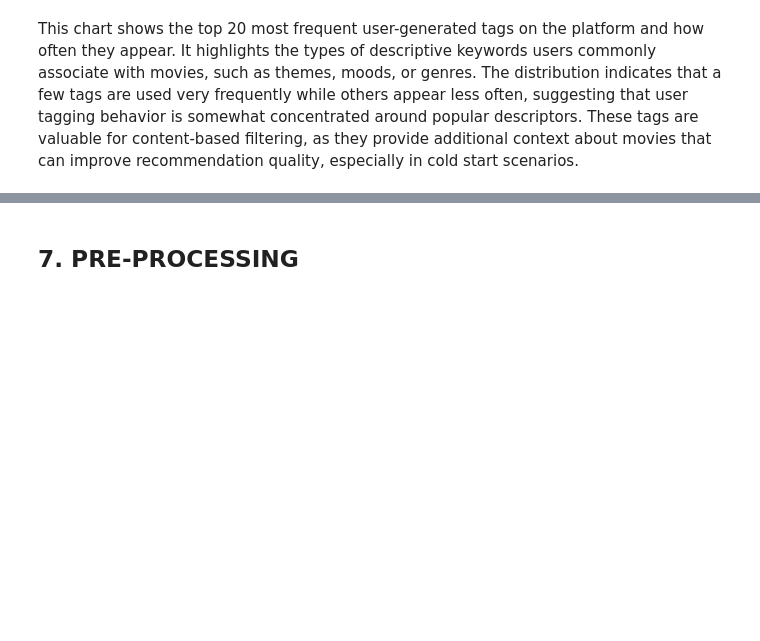
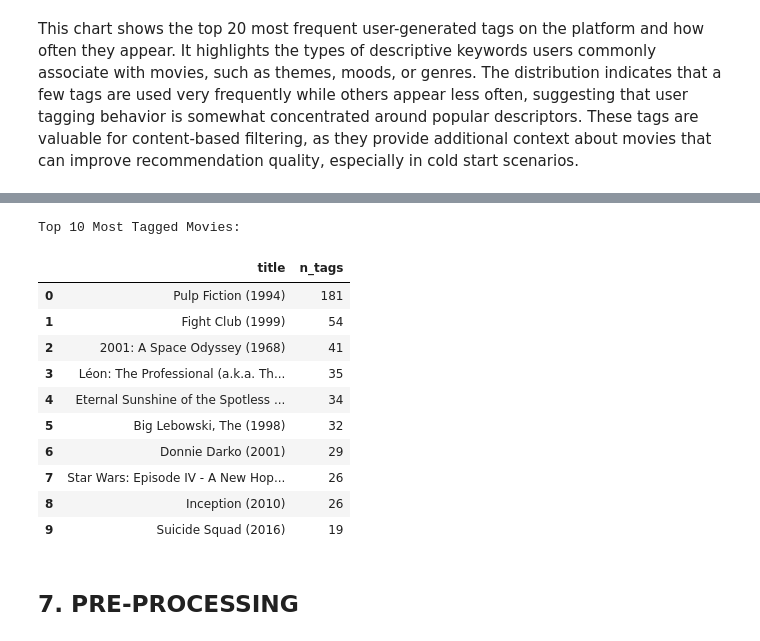
Before and after one commit to angelawachira-eng/GROUP_2-MOVIE_RECOMMENDATION_SYSTEM, a Jupyter notebook: Notebook/Recommendation_System_Project.ipynb, the cells around one changed output, grey strips where cells are left out. Cells and saved outputs as stored; diff of their text form; code cells hidden in the pictures; blank space fills up the shorter version.

```diff
--- a/Notebook/Recommendation_System_Project.ipynb
+++ b/Notebook/Recommendation_System_Project.ipynb
@@ -387,3 +463,29 @@ This chart shows the top 20 most frequent user-generated tags on the platform an
+# %%
+# Which movies have the most tags?
+most_tagged = (
+    tags.groupby('movieId')['tag'].count()
+    .reset_index()
+    .rename(columns={'tag': 'n_tags'})
+    .merge(movies[['movieId', 'title']], on='movieId')
+    .nlargest(10, 'n_tags')
+    [['title', 'n_tags']]
+    .reset_index(drop=True)
+)
+print("\nTop 10 Most Tagged Movies:")
+display(most_tagged)
+# %% [output]
+Top 10 Most Tagged Movies:
+|  | title | n_tags |
+| 0 | Pulp Fiction (1994) | 181 |
+| 1 | Fight Club (1999) | 54 |
+| 2 | 2001: A Space Odyssey (1968) | 41 |
+| 3 | Léon: The Professional (a.k.a. Th... | 35 |
+| 4 | Eternal Sunshine of the Spotless ... | 34 |
+| 5 | Big Lebowski, The (1998) | 32 |
+| 6 | Donnie Darko (2001) | 29 |
+| 7 | Star Wars: Episode IV - A New Hop... | 26 |
+| 8 | Inception (2010) | 26 |
+| 9 | Suicide Squad (2016) | 19 |
 # %% [markdown]
 ## 7. PRE-PROCESSING
 # %% [markdown]
```
Also changed, not shown: parts of 11 cells of this notebook, 1 other file.
